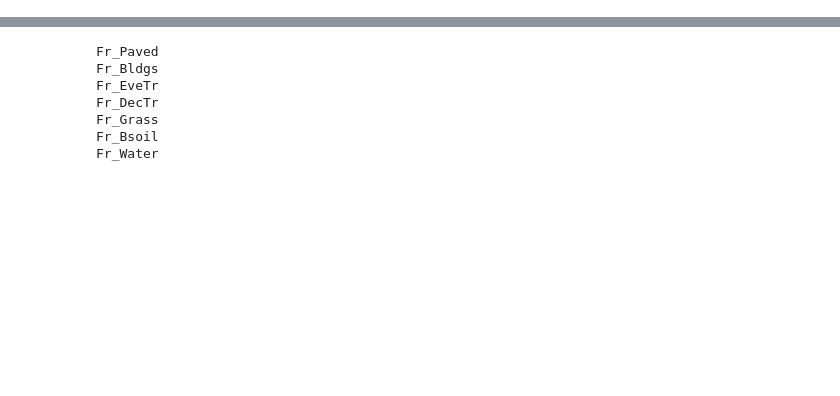
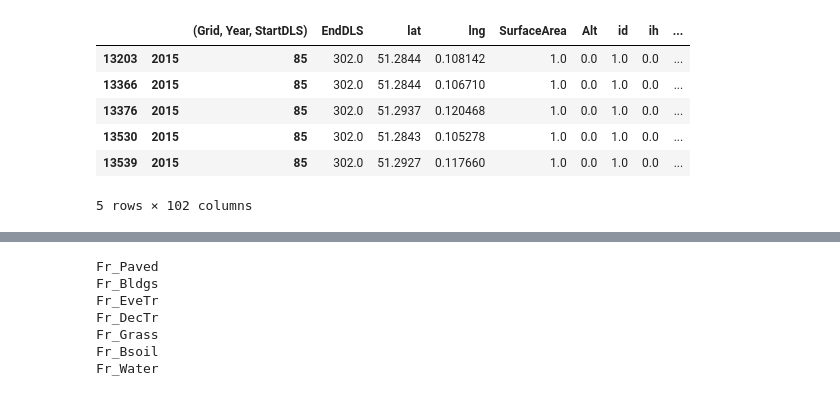
Before and after one commit to Urban-Meteorology-Reading/WRF-SUEWS, a Jupyter notebook: wrfinput-processor/London-Land-Cover-Modify/read_convert.ipynb, the cells around one changed output, grey strips where cells are left out. Saved outputs shown, nothing was run; the diff lists cells and outputs as text; code cells hidden in the pictures; blank space fills up the shorter version.

```diff
--- a/wrfinput-processor/London-Land-Cover-Modify/read_convert.ipynb
+++ b/wrfinput-processor/London-Land-Cover-Modify/read_convert.ipynb
@@ -15,0 +16,18 @@ lon=df['lng']
+# %%
+df = pd.read_csv('SUEWS_SiteSelect.txt',sep='\t')
+df.columns=df.iloc[0]
+df=df.drop(df.index[0])
+df.drop(df.tail(2).index,inplace=True)
+df= df.astype(float)
+lat=df['lat']
+lon=df['lng']
+# %%
+df.head()
+# %% [output]
+|  |  | (Grid, Year, StartDLS) | EndDLS | lat | lng | SurfaceArea | Alt | id | ih | ... |
+| 13203 | 2015 | 85 | 302.0 | 51.2844 | 0.108142 | 1.0 | 0.0 | 1.0 | 0.0 | ... |
+| 13366 | 2015 | 85 | 302.0 | 51.2844 | 0.106710 | 1.0 | 0.0 | 1.0 | 0.0 | ... |
+| 13376 | 2015 | 85 | 302.0 | 51.2937 | 0.120468 | 1.0 | 0.0 | 1.0 | 0.0 | ... |
+| 13530 | 2015 | 85 | 302.0 | 51.2843 | 0.105278 | 1.0 | 0.0 | 1.0 | 0.0 | ... |
+| 13539 | 2015 | 85 | 302.0 | 51.2927 | 0.117660 | 1.0 | 0.0 | 1.0 | 0.0 | ... |
+5 rows × 102 columns
```
Also changed, not shown: parts of 8 cells of this notebook, 1 other file.
